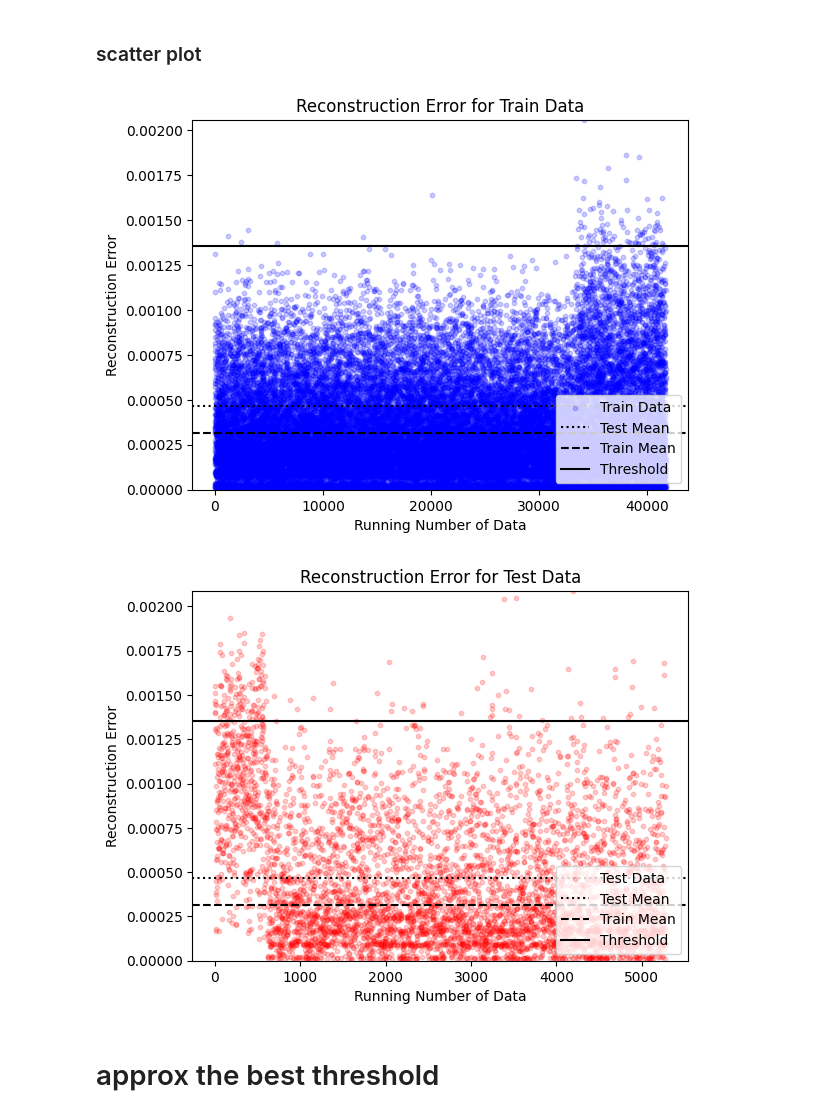
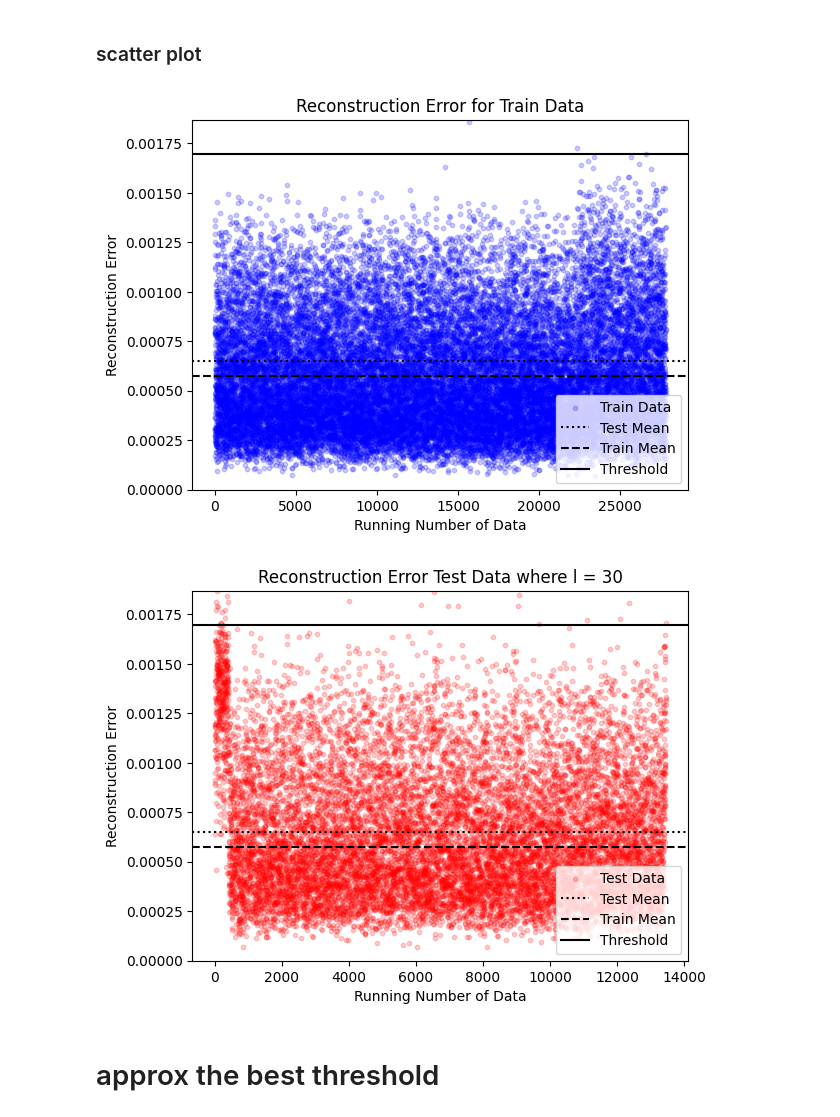
Before and after one commit to Eidell/gRPC-log-LSTM-Anomaly-Detection, a Jupyter notebook: lstm.ipynb, the cells around one changed output. Saved outputs shown, nothing was run; the diff lists cells and outputs as text; code cells hidden in the pictures.

```diff
--- a/lstm.ipynb
+++ b/lstm.ipynb
@@ -307,9 +346,10 @@ Found GPU at: /device:GPU:0
 # %% [markdown]
 ## timeseries
 # %%
-num_steps = 20
+num_steps = 30
 features = train_df.shape[1]
 
+#train_df = train_df.iloc[:400000]
 train_batches = (train_df.shape[0] // num_steps) * num_steps
 train_data = train_df.iloc[:train_batches]
 
@@ -481,5 +521,4 @@ plt.show()
 # %%
-#X_pred = model.predict(x_train_shaped)
-X_pred_test = model.predict(x_test_shaped)
-#model.save('modelfull20.h5')
+X_pred = model.predict(x_train_shaped, batch_size=32)
+X_pred_test = model.predict(x_test_shaped,batch_size=32)
 # %% [output]
@@ -529,54 +580,49 @@ mse_test = calc_mse(x_test_shaped, X_pred_test)
 # %%
 import matplotlib.pyplot as plt
 
-# Set the threshold for the reconstruction error to filter out values below 0.001
-visual_threshold = 0.000
 
 # Convert the error values to NumPy arrays
 train_errors = np.array(mse_train)
 test_errors = np.array(mse_test)
 
-# Create a mask to filter the data points based on the visual_threshold
-train_mask = train_errors >= visual_threshold
-test_mask = test_errors >= visual_threshold
 
 # Generate the x-axis values (running number of the data in order)
 x_axis_train = np.arange(len(x_train_shaped))
 x_axis_test = np.arange(len(x_test_shaped))
 
 # Means
 train_mean = np.mean(train_errors)
 test_mean = np.mean(test_errors)
 
 # Create the first plot for train data
 plt.figure(1)
-plt.scatter(x_axis_train[train_mask], train_errors[train_mask], label='Train Data', color='blue', s=10, alpha=0.2)
+plt.scatter(x_axis_train, train_errors, label='Train Data', color='blue', s=10, alpha=0.2)
 plt.axhline(y=test_mean, color='black', linestyle=':', label='Test Mean')
 plt.axhline(y=train_mean, color='black', linestyle='--', label='Train Mean')
-plt.axhline(y=0.001355, color='black', linestyle='-', label='Threshold')
+plt.axhline(y=0.001696, color='black', linestyle='-', label='Threshold')
 plt.xlabel('Running Number of Data')
 plt.ylabel('Reconstruction Error')
 plt.title('Reconstruction Error for Train Data')
-plt.ylim([visual_threshold, max(train_errors)])
+plt.ylim([visual_threshold, max(test_errors)])
 plt.legend(loc='lower right')
 
 # Create the second plot for test data
 plt.figure(2)
-plt.scatter(x_axis_test[test_mask], test_errors[test_mask], label='Test Data', color='red', s=10, alpha=0.2)
+plt.scatter(x_axis_test, test_errors, label='Test Data', color='red', s=10, alpha=0.2)
 plt.axhline(y=test_mean, color='black', linestyle=':', label='Test Mean')
 plt.axhline(y=train_mean, color='black', linestyle='--', label='Train Mean')
-plt.axhline(y=0.001355, color='black', linestyle='-', label='Threshold')
+plt.axhline(y=0.001696, color='black', linestyle='-', label='Threshold')
 plt.xlabel('Running Number of Data')
 plt.ylabel('Reconstruction Error')
-plt.title('Reconstruction Error for Test Data')
-plt.ylim([visual_threshold, max(test_errors)])
+plt.title('Reconstruction Error Test Data where l = 30')
+plt.ylim([0, max(test_errors)])
 plt.legend(loc='lower right')
 
 # Display both plots
 plt.show()
 # %% [output]
-[figure, old version]
+[figure, new version]
-[figure, old version]
+[figure, new version]
 # %% [markdown]
 # approx the best threshold
 # %%
```
Also changed, not shown: parts of 23 cells of this notebook.
